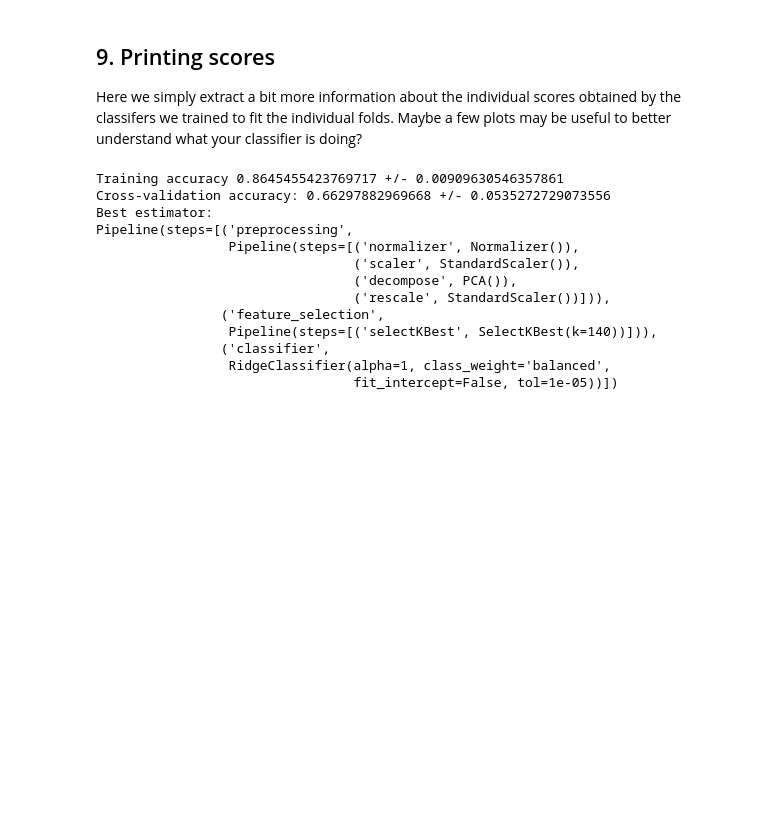
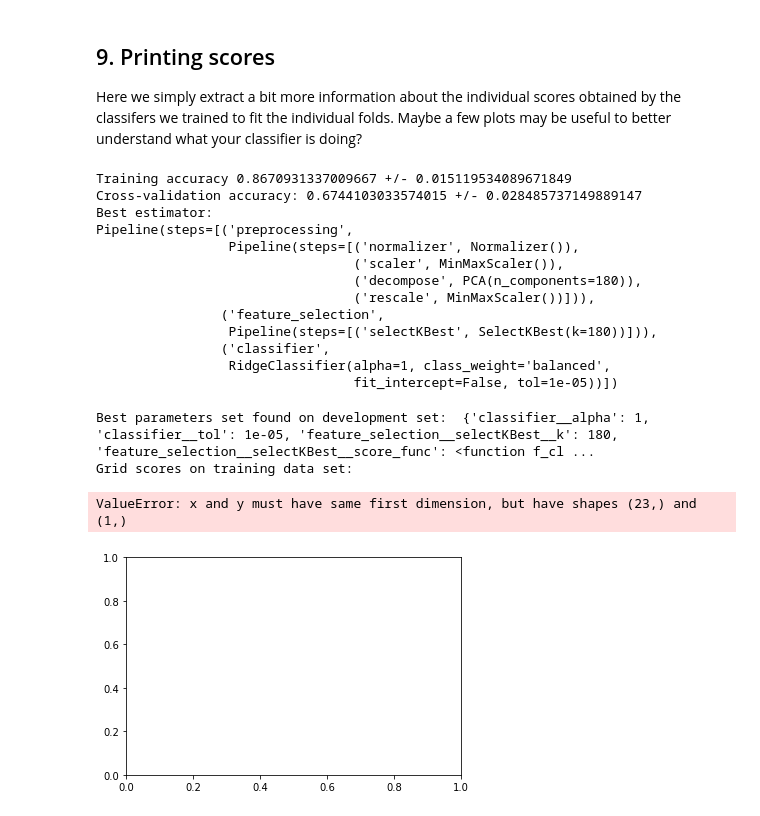
Before and after one commit to Joris104/MachineLearning, a Jupyter notebook: StudentNotebookStage2.ipynb, the cells around one changed output. Cells and saved outputs as stored; diff of their text form; code cells hidden in the pictures; blank space fills up the shorter version.

Commit message:
Add new best model

```diff
--- a/StudentNotebookStage2.ipynb
+++ b/StudentNotebookStage2.ipynb
@@ -148,10 +170,12 @@ from frame_avg import extract_features
 # %%
+from utils_feature_preprocessing import correct_zeros
 # Concatenate the training set features.
 X_train = []
 y_train = []
 signers_train = []
 for sample in train_samples:
     pose_sequence = utils_for_students.load_sample_stage2(os.path.join('data/stage2/train/', sample['path']))
+    pose_sequence = correct_zeros(pose_sequence)
     X_train.append(extract_features(pose_sequence))
     y_train.append(sample['label'])
     signers_train.append(sample['signer'])
@@ -161,6 +185,7 @@ X_test = []
 test_ids = []
 for sample in test_samples:
     pose_sequence = utils_for_students.load_sample_stage2(os.path.join('data/stage2/test/', sample['path']))
+    pose_sequence = correct_zeros(pose_sequence)
     X_test.append(extract_features(pose_sequence))
     test_ids.append(sample['id'])
 
@@ -191,10 +232,10 @@ from sklearn.decomposition import PCA
 #chosen PCA instead of LDA as the n_components of LDA has to be <= min(n_classes - 1, n_features) which is 14 in
 #this case (down from 750). Which is likely to little given the that the features are only x, y or z values.
 preprocessing = Pipeline([
-    ('normalizer', Normalizer()),
-    ('scaler', StandardScaler()),
-    ('decompose', PCA()),
-    ('rescale', StandardScaler()),
+     ('normalizer', Normalizer()),
+     ('scaler', MinMaxScaler()),
+     ('decompose', PCA()),
+     ('rescale', MinMaxScaler()),
                         ])
 
 #TODO: define feature selection pipeline here
@@ -210,18 +251,18 @@ feature_selection = Pipeline([
 With your preprocessing and feature selection in place, it is now time to define the final element: a suitable classifier.
 # %%
 #TODO: define proper classifier
-classifier = RidgeClassifier(fit_intercept=False)
+classifier = RidgeClassifier(fit_intercept=False, class_weight="balanced")
 # %% [markdown]
 ## 6. Set up hyperparameter grid for [GridsearchCV](https://scikit-learn.org/stable/modules/generated/sklearn.model_selection.GridSearchCV.html?highlight=gridsearchcv#sklearn.model_selection.GridSearchCV) object.
 
 Now, define your GridSearchCV hyperparameter grid and object.
 # %%
 param_grid = {
+    'preprocessing__decompose__n_components':[180],#["mle", None, 50,100,110,120,130,140,150,180,190,200,210,220,250,300,350,400,450,500,550,600,650,700,750],
     'feature_selection__selectKBest__score_func': [f_classif],# mutual_info_classif],
-    'feature_selection__selectKBest__k': [140],#[50,60,70,80,90,100,105,110,115, 120, 140, 145, 150, 155, 160, 180, 200,220,240,260,280,550,600,610,620,630],
+    'feature_selection__selectKBest__k': [180],#[50,100,110,120,130,140,150,180,190,200,210,220,250,300,350,400,450,500,550,600,650,700,750],
     'classifier__alpha': [1],#[1e9, 1e8, 1e7, 1e6, 1e5, 1e4, 1e3, 1e2, 1],
-    'classifier__tol': [1.0e-5],#[1.0e-5, 1.0e-4,  1.0e-2, 1.0e-1, 0.2, 0.5, 0.7, 0.9],
-    'classifier__class_weight': ['balanced'],#['balanced', None]
+    'classifier__tol': [1.0e-5],#[1.0e-5, 1.0e-4,  1.0e-2, 1.0e-1, 0.2, 0.5, 0.7, 0.9]
 }
 # %% [markdown]
 ## 7. Define the number of crossvaldation folds and how to split
@@ -317,16 +356,58 @@ print('Cross-validation accuracy: {} +/- {}'.format(mean_cv_score, std_cv_score)
 print('Best estimator:')
 print(cv.best_estimator_)
 # %% [output]
-Training accuracy 0.8645455423769717 +/- 0.00909630546357861
-Cross-validation accuracy: 0.66297882969668 +/- 0.0535272729073556
+Training accuracy 0.8670931337009667 +/- 0.015119534089671849
+Cross-validation accuracy: 0.6744103033574015 +/- 0.028485737149889147
 Best estimator:
 Pipeline(steps=[('preprocessing',
                  Pipeline(steps=[('normalizer', Normalizer()),
-                                 ('scaler', StandardScaler()),
-                                 ('decompose', PCA()),
-                                 ('rescale', StandardScaler())])),
+                                 ('scaler', MinMaxScaler()),
+                                 ('decompose', PCA(n_components=180)),
+                                 ('rescale', MinMaxScaler())])),
                 ('feature_selection',
-                 Pipeline(steps=[('selectKBest', SelectKBest(k=140))])),
+                 Pipeline(steps=[('selectKBest', SelectKBest(k=180))])),
                 ('classifier',
                  RidgeClassifier(alpha=1, class_weight='balanced',
                                  fit_intercept=False, tol=1e-05))])
+# %%
+# use for visualizing certain evolutions
+
+import matplotlib.pyplot as plt
+
+print("Best parameters set found on development set: ",cv.best_params_)
+# store the best optimization parameter for later reuse
+bestC2 = cv.best_params_['classifier__alpha']
+
+print("Grid scores on training data set:")
+print()
+cv_means = cv.cv_results_['mean_test_score']
+cv_stds = cv.cv_results_['std_test_score']
+
+train_means = cv.cv_results_['mean_train_score']
+train_stds = cv.cv_results_['std_train_score']
+
+#C_range = [0.92, 0.9, 0.8, 0.75, 0.5, 0.2, 1e-1, 5e-2, 2.5e-2]
+#C_range = ["0.1*mean","0.15*mean","0.2*mean","0.25*mean", "0.75*mean", "1*mean", "1.2*mean", "1.25*mean", "1.5*mean", "0.2*median","0.3*median","0.4*median","0.5*median", "0.75*median", "1*median", "1.25*median", "2*median", "2.05*median", "2.1*median", "2.2*median"]
+C_range = [50,100,110,120,130,140,150,180,190,200,210,220,250,300,350,400,450,500,550,600,650,700,750]
+#C_range = [True, False]
+#C_range = ['mle', 140, 150, 160, 170, 180, 190, 200, 250, 300, 350, 400, 450, 500, 550, 600, 650, 700, 750]
+#C_range = [1.0e10, 1.0e9, 1.0e8, 1.0e7, 1.0e6, 1.0e5, 1.0e4, 1.0e3, 1.0e2, 10, 1.0]
+#C_range = [1.0e-5, 1.0e-4,  1.0e-2, 1.0e-1, 0.2, 0.5, 0.7, 0.9]
+# C_range = [1.0e-6, 1.0e-4, 1.0e-2, 1.0e-1, 0.2, 0.5, 0.8]
+#C_range = [1e9, 1e8, 1e7, 1e6, 1e5, 1e4, 1e3, 1e2, 1, 1e-1, 1e-2, 1e-3]
+#C_range = [1e-2, 2.5e-2, 5e-2, 1e-1, 1.5e-1, 2e-1, 3e-1, 5e-1, 6e-1, 6.5e-1, 7e-1, 9e-1, 9.9e-1, 1]
+#C_range = ["f_classif", "chi2"]
+plt.figure()
+plt.plot(C_range,train_means,'g-',label="train")
+plt.plot(C_range,cv_means,'r-',label="validate")
+#plt.plot(np.log10(C_range),train_means,'g-',label="train")
+#plt.plot(np.log10(C_range),cv_means,'r-',label="validate")
+plt.xlabel("classifier__C")
+plt.ylabel("Accuracy")
+plt.legend()
+plt.show()
+# %% [output]
+Best parameters set found on development set:  {'classifier__alpha': 1, 'classifier__tol': 1e-05, 'feature_selection__selectKBest__k': 180, 'feature_selection__selectKBest__score_func': <function f_cl ...
+Grid scores on training data set:
+ValueError: x and y must have same first dimension, but have shapes (23,) and (1,)
+[figure, added]
```
Also changed, not shown: parts of 5 cells of this notebook.
